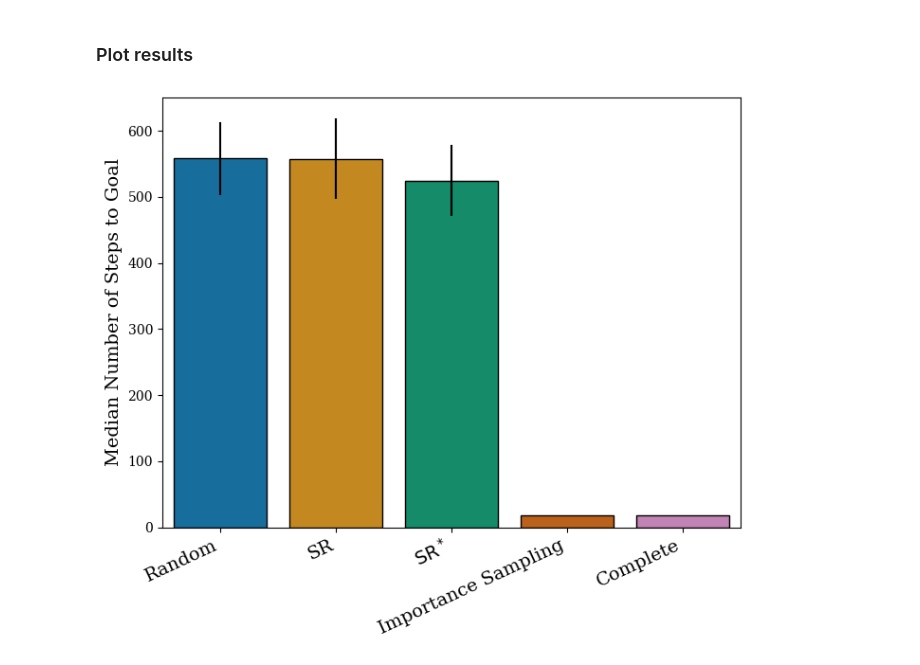
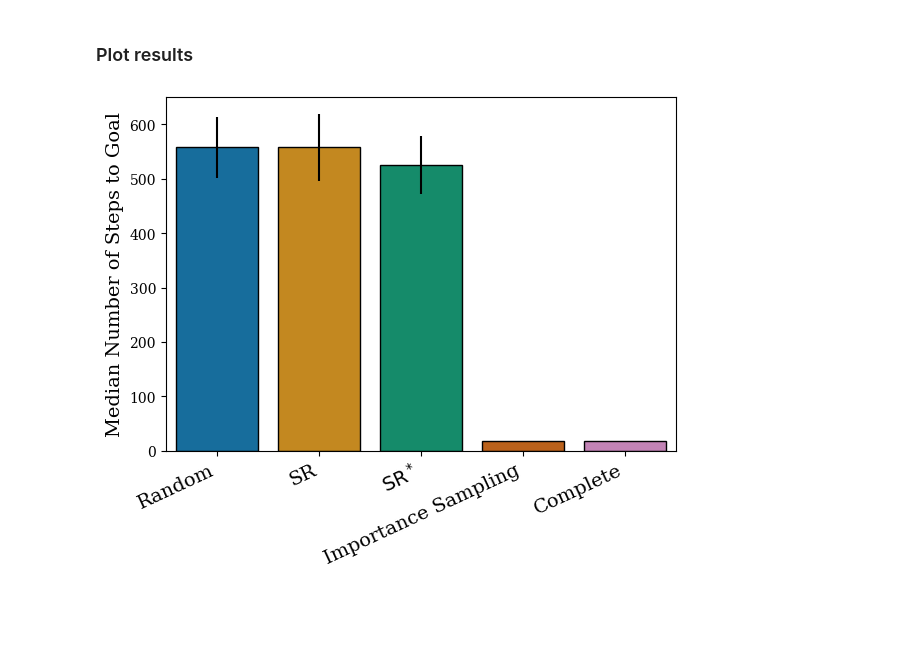
Before and after one commit to ArminBaz/SR-IS, a Jupyter notebook: src/model_comparison.ipynb, the cells around one changed output. Drawn from its saved outputs; the diff is of its cells as text; code cells hidden in the pictures; blank space fills up the shorter version.

Commit message:
updated figure for model comparison on complex maze

```diff
--- a/src/model_comparison.ipynb
+++ b/src/model_comparison.ipynb
@@ -154,8 +154,8 @@ Seed: 99
 ### Plot results
 # %%
 ## Plot
-# save_path = None
-save_path = os.path.join('..', 'figures/') + 'model_comparison.png'
+# save_path = os.path.join('..', 'figures/') + 'model_comparison.png'
+save_path = None
 stat_type = 'median' # 'median'
 
 x_plot = ['Random', 'SR', r'$\mathrm{SR}^*$', 'Importance Sampling', 'Complete']
@@ -167,32 +167,32 @@ sems = [np.std(avgs[cat][stat_type]) / np.sqrt(len(avgs[cat][stat_type])) for ca
 
 # Create a color palette
 palette = sns.color_palette("colorblind", len(categories))
 
 # Set a nicer font
 plt.rcParams['font.family'] = 'serif'
 
 # Create the figure with adjusted size
-plt.figure(figsize=(7, 6))  # Adjust these values as needed
+plt.figure(figsize=(6, 5))  # Adjust these values as needed
 
 # Create the bar plot
 ax = sns.barplot(x=x_plot, y=means, palette=palette, yerr=sems, capsize=0.2)
 
 # Set the y-axis title
 plt.ylabel(f"{stat_type.capitalize()} Number of Steps to Goal", fontsize=14)
 
 # Rotate the x-axis labels if needed
 plt.xticks(rotation=25, ha='right', fontsize=14)
 
 # Outline the bars in black
 for bar in ax.patches:
     bar.set_edgecolor('black')
     bar.set_linewidth(1)
 
 if save_path is not None:
     plt.savefig(save_path, bbox_inches='tight', dpi=300)
 
 # Display the plot
 plt.tight_layout()
 plt.show()
 # %% [output]
-[figure, old version]
+[figure, new version]
```
